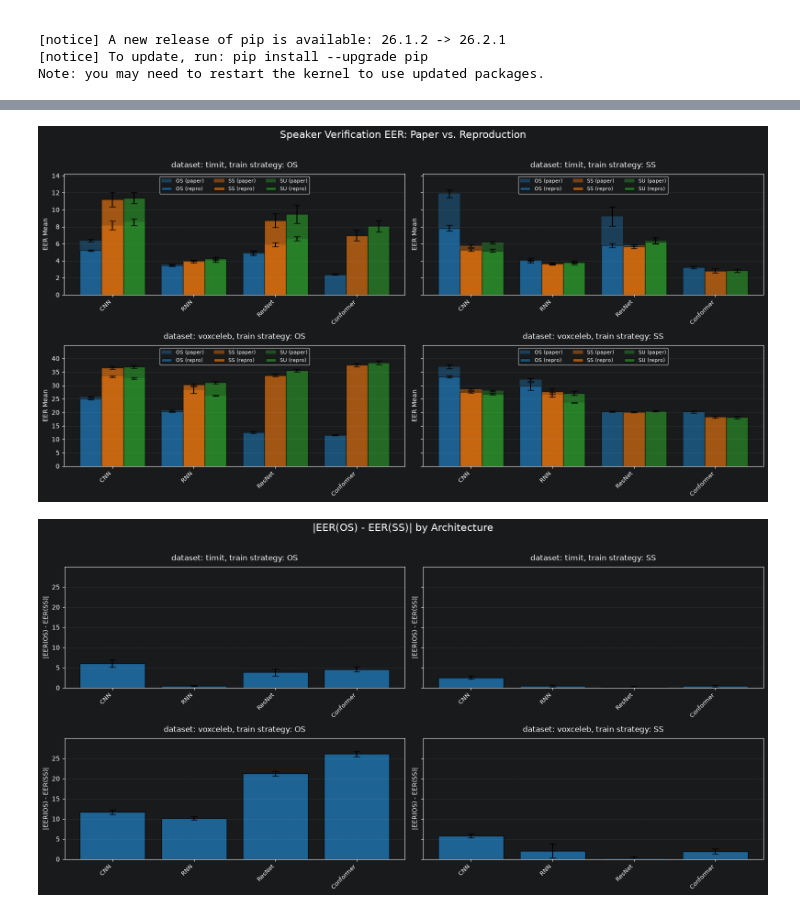
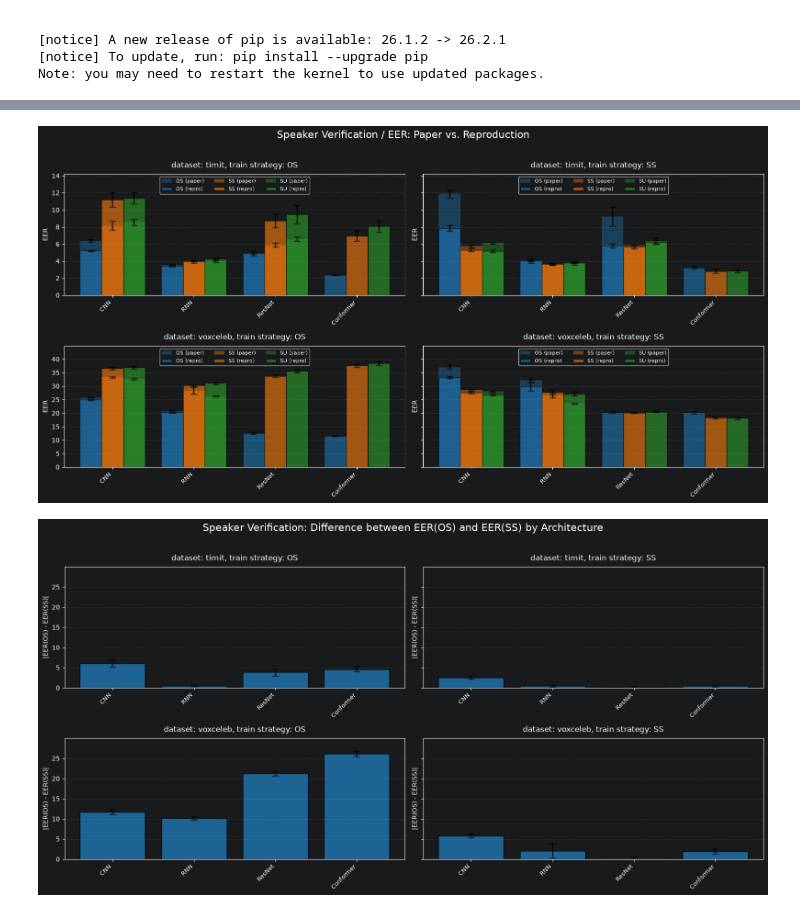
Before and after one commit to sage-diarization/Speaker-Recognition-Supra-Segmental-Temporal-Features, a Jupyter notebook: data/speaker-verification.ipynb, the cells around one changed output, grey strips where cells are left out. Saved outputs shown, nothing was run; the diff lists cells and outputs as text; code cells hidden in the pictures.

Commit message:
Comparing Speaker Verification Results

```diff
--- a/data/speaker-verification.ipynb
+++ b/data/speaker-verification.ipynb
@@ -157,17 +157,17 @@ for i, dataset in enumerate(datasets):
 
         # Customize plot
         ax.set_title(f'dataset: {dataset}, train strategy: {train_strategy}', fontsize=12, pad=10)
-        ax.set_ylabel('EER Mean', fontsize=10)
+        ax.set_ylabel('EER', fontsize=10)
         ax.set_ylim(0, dataset_max[dataset])
         ax.set_xticks(x)
         ax.set_xticklabels(subset_architectures, rotation=45, ha='right', fontsize=9)
         ax.grid(axis='y', alpha=0.3, linestyle='--')
         ax.legend(loc='upper center', fontsize=8, ncol=3)
 
-plt.suptitle('Speaker Verification EER: Paper vs. Reproduction', fontsize=16, y=1.02)
+plt.suptitle('Speaker Verification / EER: Paper vs. Reproduction', fontsize=16, y=1.02)
 plt.tight_layout()
 # %% [output]
-[figure, old version]
+[figure, new version]
 # %%
 # Plot absolute difference between test_strategy OS and SS
 # Filter for OS and SS training strategies only
@@ -225,32 +225,32 @@ for i, dataset in enumerate(datasets):
         differences = []
         errors = []
         for arch in subset_architectures:
             os_row = os_data[os_data['architecture'] == arch].iloc[0]
             ss_row = ss_data[ss_data['architecture'] == arch].iloc[0]
 
             diff = abs(os_row['eer_mean'] - ss_row['eer_mean'])
             std_diff = (os_row['eer_std']**2 + ss_row['eer_std']**2)**0.5
 
             differences.append(diff)
             errors.append(std_diff)
 
         # Set up x positions
         n_arch = len(subset_architectures)
         x = np.arange(n_arch)
 
         # Plot bars for absolute differences
         ax.bar(x, differences, yerr=errors, capsize=5, color='#1f77b4', alpha=0.8, edgecolor='black')
 
         # Customize the plot
         ax.set_title(f'dataset: {dataset}, train strategy: {train_strategy}', fontsize=12, pad=10)
         ax.set_ylabel('|EER(OS) - EER(SS)|', fontsize=10)
         ax.set_ylim(0, global_max)
         ax.set_xticks(x)
         ax.set_xticklabels(subset_architectures, rotation=45, ha='right', fontsize=9)
         ax.grid(axis='y', alpha=0.3, linestyle='--')
 
 # Add overall title and adjust layout
-plt.suptitle('|EER(OS) - EER(SS)| by Architecture', fontsize=16, y=1.02)
+plt.suptitle('Speaker Verification: Difference between EER(OS) and EER(SS) by Architecture', fontsize=16, y=1.02)
 plt.tight_layout()
 # %% [output]
-[figure, old version]
+[figure, new version]
```
